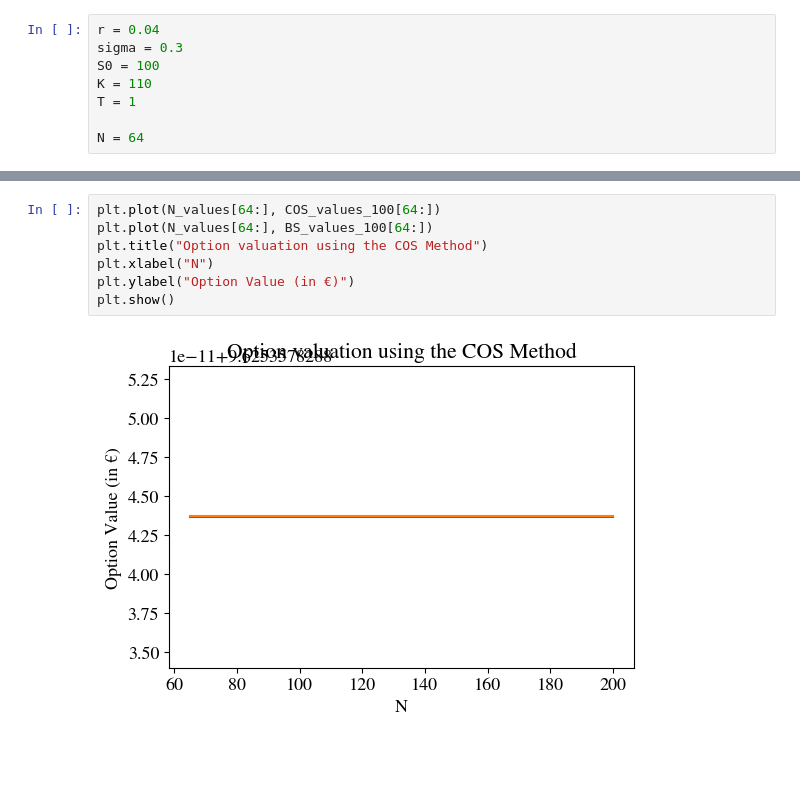
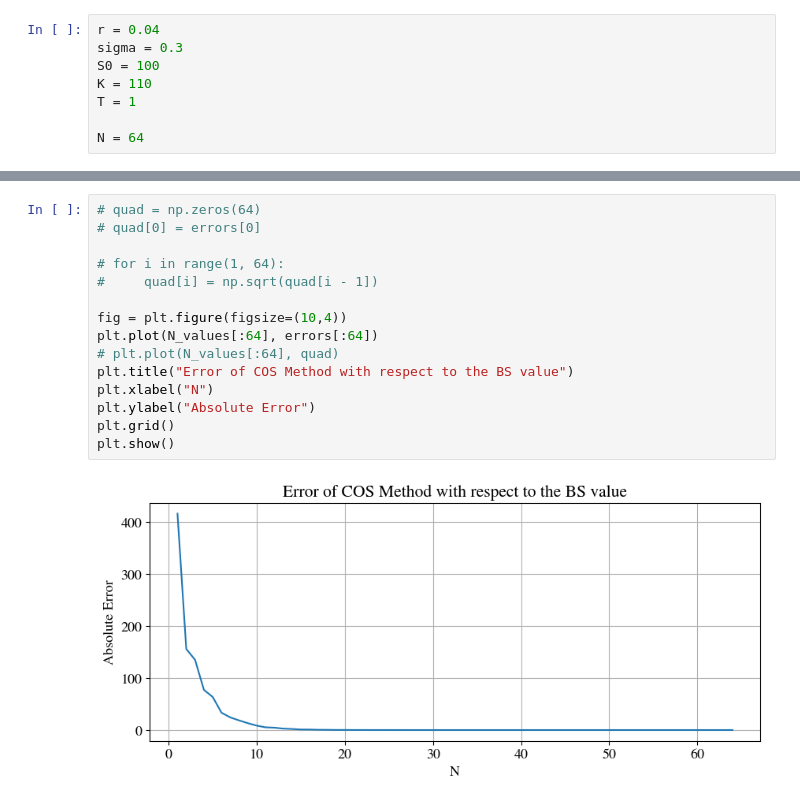
Before and after one commit to ithakis/UvA-Computational-Finance, a Jupyter notebook: Assignment 3.ipynb, the cells around one changed output, grey strips where cells are left out. Cells and saved outputs as stored; diff of their text form; blank space fills up the shorter version.

```diff
--- a/Assignment 3.ipynb
+++ b/Assignment 3.ipynb
@@ -563,9 +603,17 @@ plt.show()
-# %%
-plt.plot(N_values[64:], COS_values_100[64:])
-plt.plot(N_values[64:], BS_values_100[64:])
-plt.title("Option valuation using the COS Method")
-plt.xlabel("N")
-plt.ylabel("Option Value (in €)")
-plt.show()
-# %% [output]
-[figure, removed]
+# %%
+# quad = np.zeros(64)
+# quad[0] = errors[0]
+
+# for i in range(1, 64):
+#     quad[i] = np.sqrt(quad[i - 1])
+
+fig = plt.figure(figsize=(10,4))
+plt.plot(N_values[:64], errors[:64])
+# plt.plot(N_values[:64], quad)
+plt.title("Error of COS Method with respect to the BS value")
+plt.xlabel("N")
+plt.ylabel("Absolute Error")
+plt.grid()
+plt.show()
+# %% [output]
+[figure, added]
```
Also changed, not shown: parts of 8 cells of this notebook.
